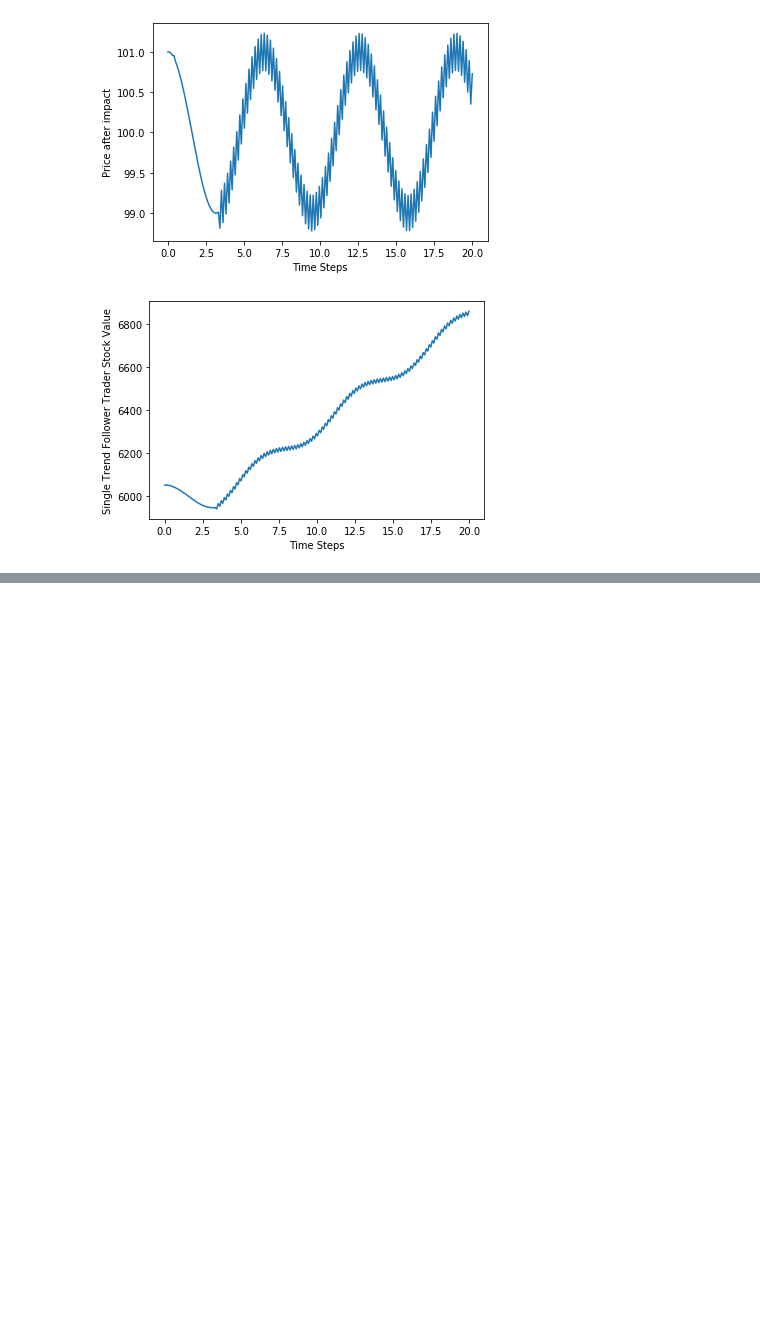
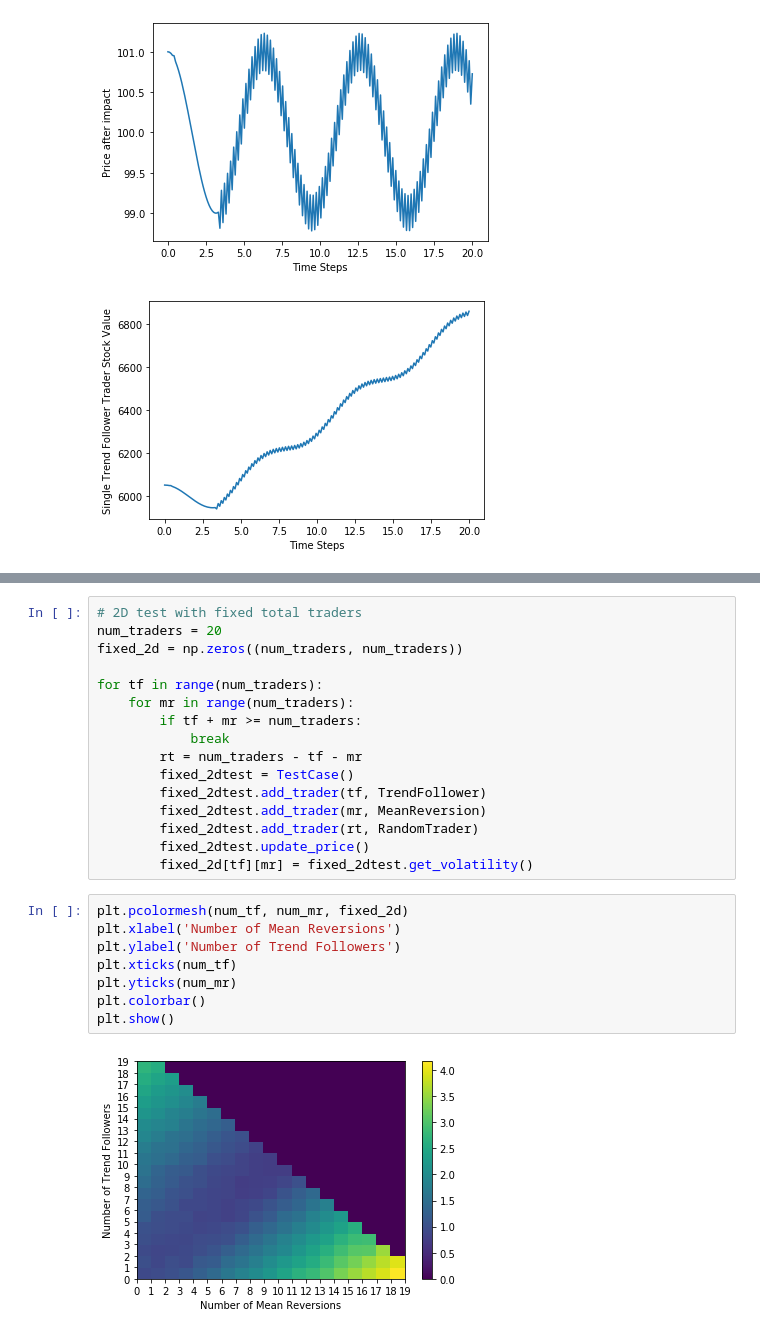
Before and after one commit to khanhnguyen15/Market-Simulation, a Jupyter notebook: Market-Simulation.ipynb, the cells around one changed output, grey strips where cells are left out. Drawn from its saved outputs; the diff is of its cells as text; blank space fills up the shorter version.

```diff
--- a/Market-Simulation.ipynb
+++ b/Market-Simulation.ipynb
@@ -261,0 +292,26 @@ test_case = TestCase()
+# %%
+# 2D test with fixed total traders
+num_traders = 20
+fixed_2d = np.zeros((num_traders, num_traders))
+
+for tf in range(num_traders):
+    for mr in range(num_traders):
+        if tf + mr >= num_traders:
+            break
+        rt = num_traders - tf - mr
+        fixed_2dtest = TestCase()
+        fixed_2dtest.add_trader(tf, TrendFollower)
+        fixed_2dtest.add_trader(mr, MeanReversion)
+        fixed_2dtest.add_trader(rt, RandomTrader)
+        fixed_2dtest.update_price()
+        fixed_2d[tf][mr] = fixed_2dtest.get_volatility()
+# %%
+plt.pcolormesh(num_tf, num_mr, fixed_2d)
+plt.xlabel('Number of Mean Reversions')
+plt.ylabel('Number of Trend Followers')
+plt.xticks(num_tf)
+plt.yticks(num_mr)
+plt.colorbar()
+plt.show()
+# %% [output]
+[figure, added]
```
Also changed, not shown: parts of 8 cells of this notebook.
